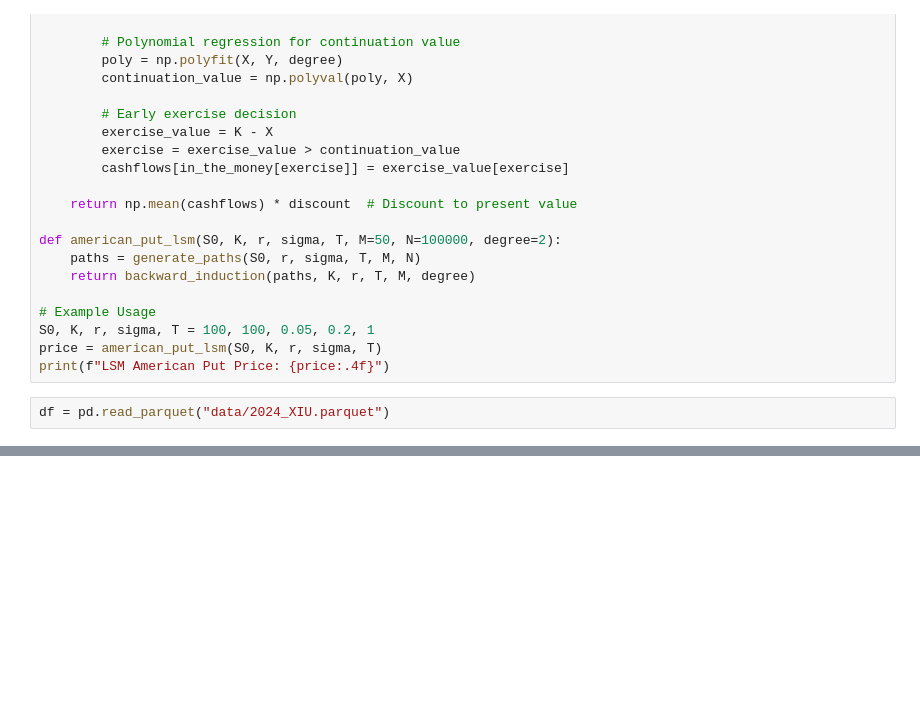
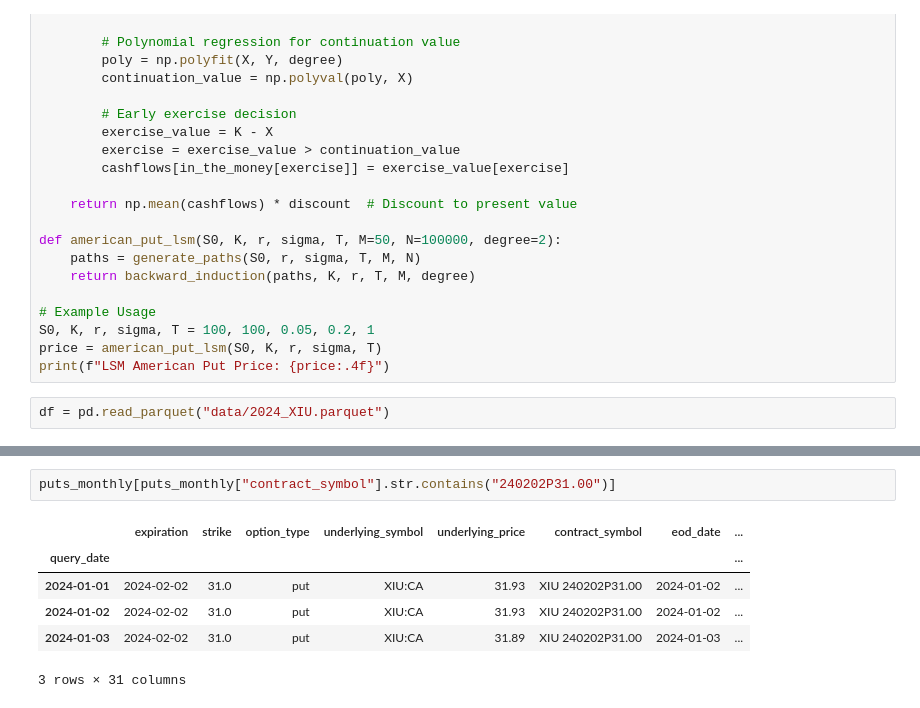
Before and after one commit to 3752V/CA-options-pricing, a Jupyter notebook: models.ipynb, the cells around one changed output, grey strips where cells are left out. Cells and saved outputs as stored; diff of their text form; blank space fills up the shorter version.

```diff
--- a/models.ipynb
+++ b/models.ipynb
@@ -158,0 +282,9 @@ array([[[200., 200., 200., 200.],
+# %%
+puts_monthly[puts_monthly["contract_symbol"].str.contains("240202P31.00")]
+# %% [output]
+|  | expiration | strike | option_type | underlying_symbol | underlying_price | contract_symbol | eod_date | ... |
+| query_date |  |  |  |  |  |  |  | ... |
+| 2024-01-01 | 2024-02-02 | 31.0 | put | XIU:CA | 31.93 | XIU 240202P31.00 | 2024-01-02 | ... |
+| 2024-01-02 | 2024-02-02 | 31.0 | put | XIU:CA | 31.93 | XIU 240202P31.00 | 2024-01-02 | ... |
+| 2024-01-03 | 2024-02-02 | 31.0 | put | XIU:CA | 31.89 | XIU 240202P31.00 | 2024-01-03 | ... |
+3 rows × 31 columns
```
Also changed, not shown: parts of 10 cells of this notebook.
